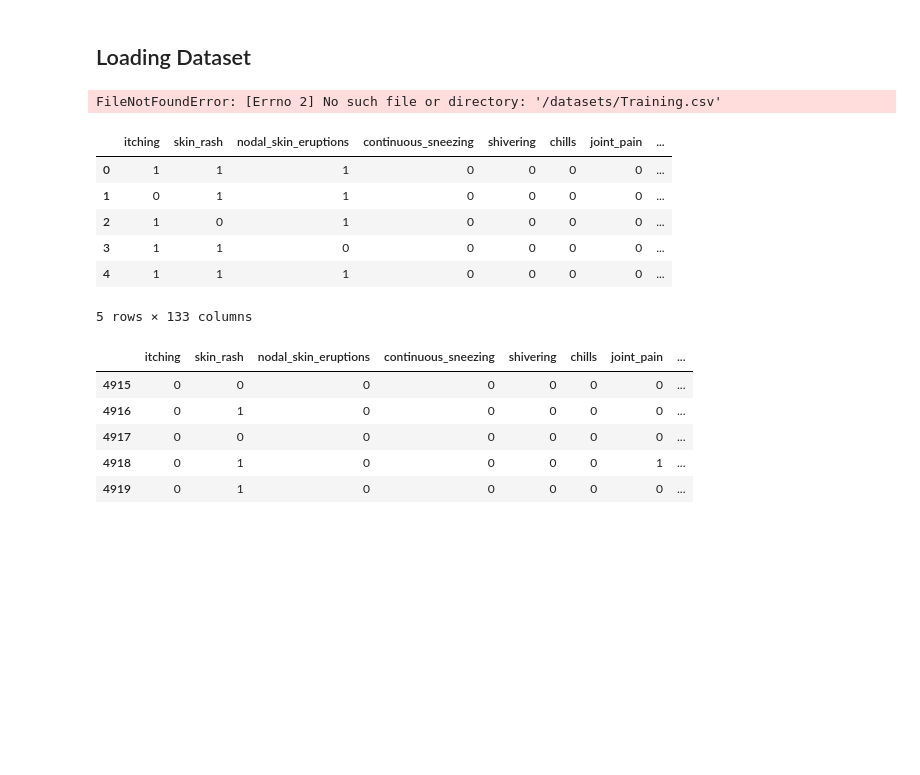
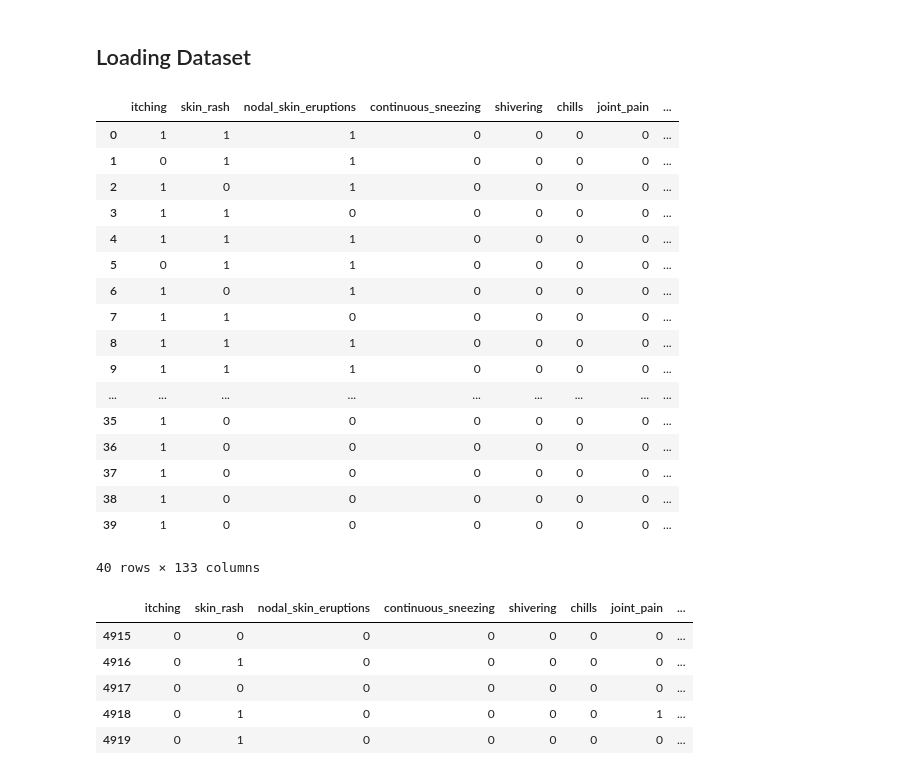
Before and after one commit to KhanS0hail/Drug-Recommendation-System, a Jupyter notebook: models/Medical Recommendation System.ipynb, the cells around one changed output. Saved outputs shown, nothing was run; the diff lists cells and outputs as text; code cells hidden in the pictures; blank space fills up the shorter version.

```diff
--- a/models/Medical Recommendation System.ipynb
+++ b/models/Medical Recommendation System.ipynb
@@ -5,19 +5,28 @@ import pandas as pd
 import warnings
 warnings.filterwarnings('ignore')
 # %%
-df=pd.read_csv("/datasets/Training.csv")
+df=pd.read_csv("Training.csv")
-# %% [output]
-FileNotFoundError: [Errno 2] No such file or directory: '/datasets/Training.csv'
 # %%
-df.head()
+df.head(40)
 # %% [output]
 |  | itching | skin_rash | nodal_skin_eruptions | continuous_sneezing | shivering | chills | joint_pain | ... |
 | 0 | 1 | 1 | 1 | 0 | 0 | 0 | 0 | ... |
 | 1 | 0 | 1 | 1 | 0 | 0 | 0 | 0 | ... |
 | 2 | 1 | 0 | 1 | 0 | 0 | 0 | 0 | ... |
 | 3 | 1 | 1 | 0 | 0 | 0 | 0 | 0 | ... |
 | 4 | 1 | 1 | 1 | 0 | 0 | 0 | 0 | ... |
+| 5 | 0 | 1 | 1 | 0 | 0 | 0 | 0 | ... |
+| 6 | 1 | 0 | 1 | 0 | 0 | 0 | 0 | ... |
+| 7 | 1 | 1 | 0 | 0 | 0 | 0 | 0 | ... |
+| 8 | 1 | 1 | 1 | 0 | 0 | 0 | 0 | ... |
+| 9 | 1 | 1 | 1 | 0 | 0 | 0 | 0 | ... |
+| ... | ... | ... | ... | ... | ... | ... | ... | ... |
+| 35 | 1 | 0 | 0 | 0 | 0 | 0 | 0 | ... |
+| 36 | 1 | 0 | 0 | 0 | 0 | 0 | 0 | ... |
+| 37 | 1 | 0 | 0 | 0 | 0 | 0 | 0 | ... |
+| 38 | 1 | 0 | 0 | 0 | 0 | 0 | 0 | ... |
+| 39 | 1 | 0 | 0 | 0 | 0 | 0 | 0 | ... |
-5 rows × 133 columns
+40 rows × 133 columns
 # %%
 df.tail()
 # %% [output]
```
Also changed, not shown: 10 other files.
